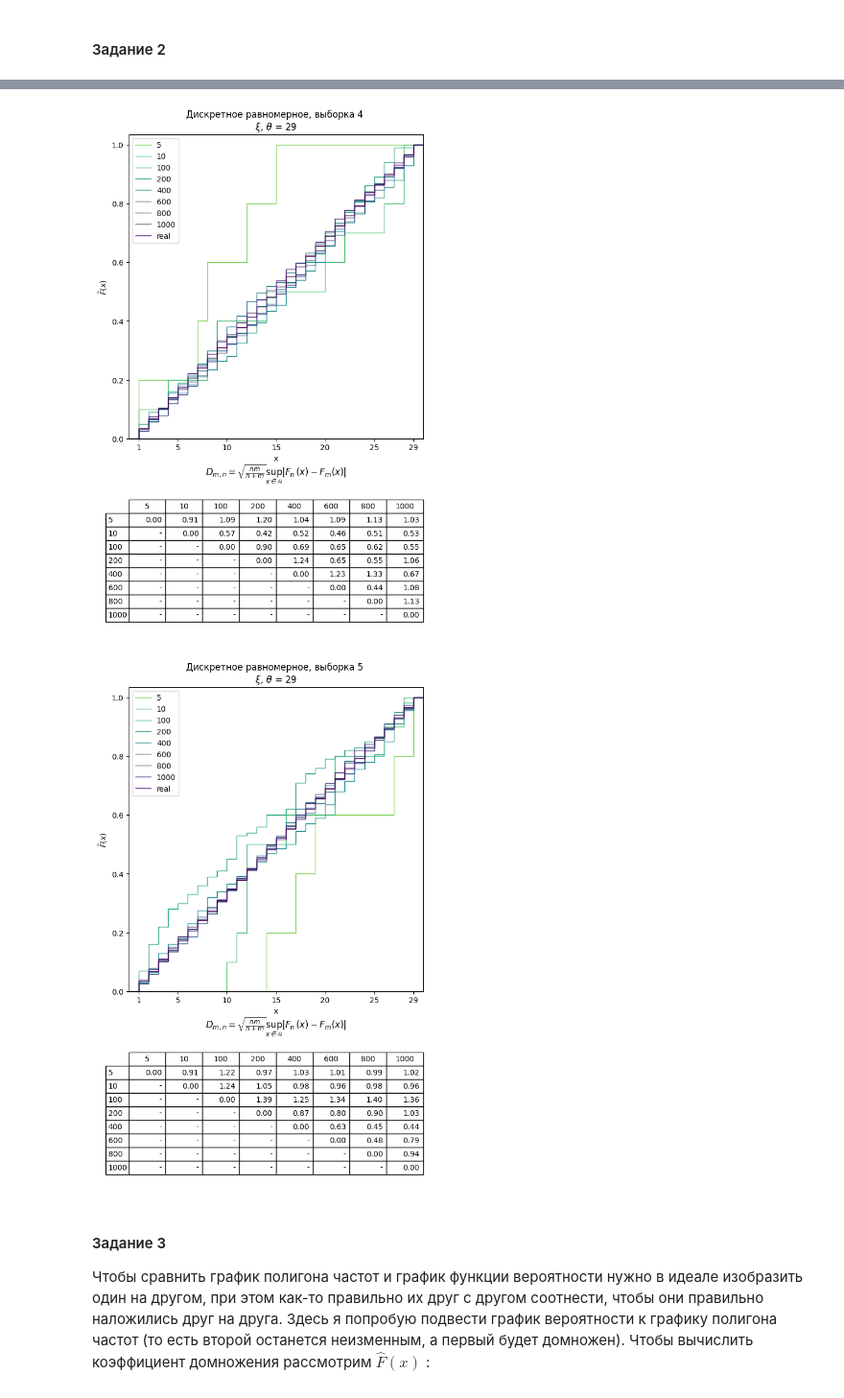
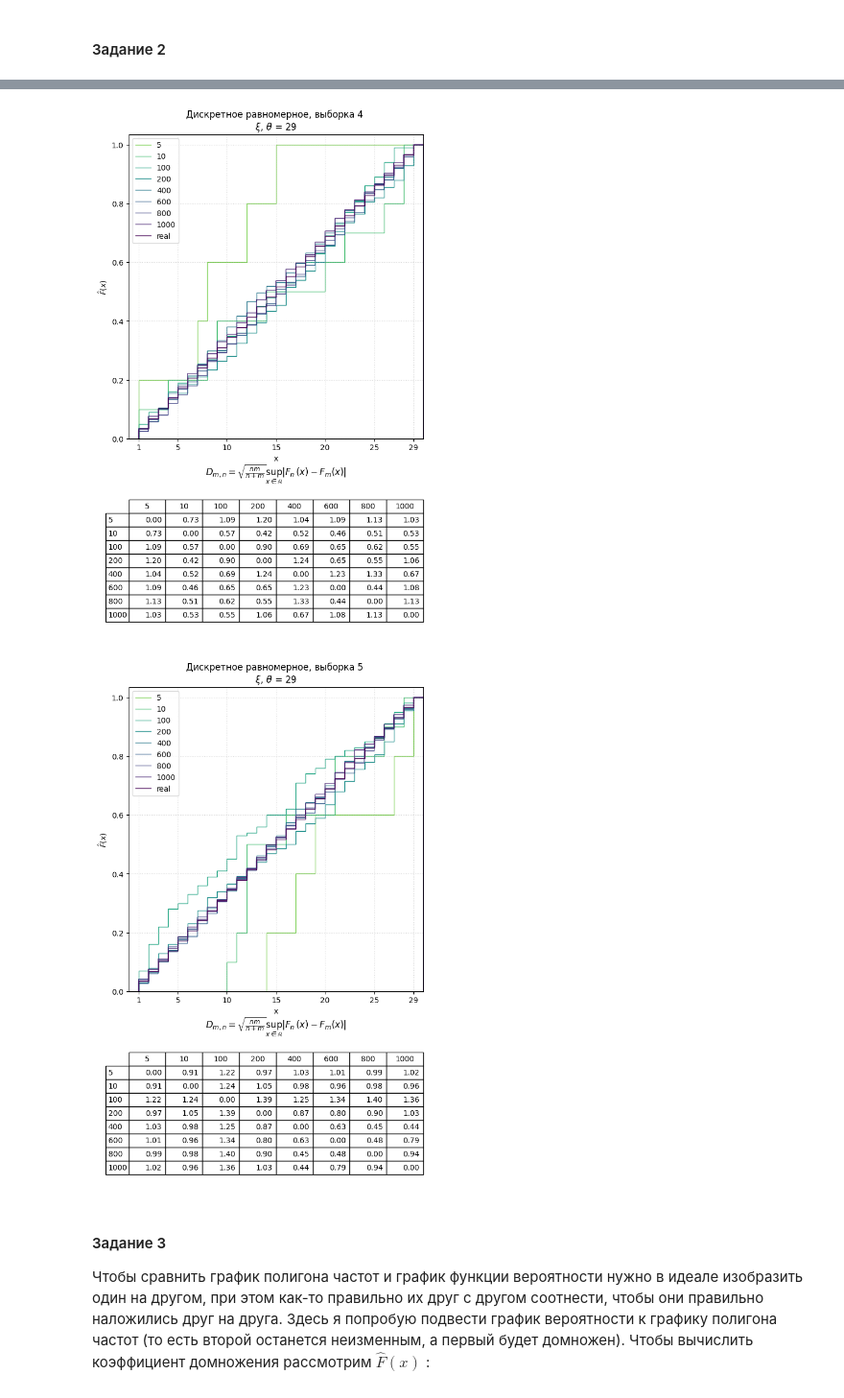
Before and after one commit to TimothyTur/skb201tur-ms-hws, a Jupyter notebook: СКБ201 Тур.ipynb, the cells around one changed output, grey strips where cells are left out. Shown at 96% size. Cells and saved outputs as stored; diff of their text form; code cells hidden in the pictures.

```diff
--- a/СКБ201 Тур.ipynb
+++ b/СКБ201 Тур.ipynb
@@ -214,14 +228,15 @@ colors = ['#7bd152', '#45be71', '#25a885', '#21908c',
 # graph[0]
 fig, ax = plt.subplots(2,1, figsize=(7,12), height_ratios = [2,1])
 for i in range(8):
-    ax[0].stairs(Yxi[i][0], np.append(X_realxi, 30), color = colors[i])
+    ax[0].stairs(Yxi[i][0], np.append(sample_xi[i][0], 30), color = colors[i])
 ax[0].stairs(Y_realxi, np.append(X_realxi, 30), color = '#440154')
 ax[0].set(xticks = [1]+list(range(5,26,5))+[29], xmargin = 0, ymargin = 0,
           xlabel = 'x', ylabel = r'$\hat{F}(x)$',
           title = 'Дискретное равномерное, выборка 1 \n$\\xi , \\,\\theta$ = 29')
-ax[0].legend([*n, 'real'], loc='upper left');
+ax[0].legend([*n, 'real'], loc='upper left')
+ax[0].grid(True, alpha = 0.5, ls='dotted')
 
-ax[1].table(cellText = diffsxi[0], rowLabels=n, colLabels=n,
+ax[1].table(cellText = diffsxi_demo[0], rowLabels=n, colLabels=n,
             loc='center').scale(1, 1.5)
 ax[1].set_axis_off()
 ax[1].set_title(r'$D_{m,n}=\sqrt{\frac{nm}{n+m}}\sup_{x\in\mathbb{R}}$'+
@@ -232,14 +247,15 @@ ax[1].set_title(r'$D_{m,n}=\sqrt{\frac{nm}{n+m}}\sup_{x\in\mathbb{R}}$'+
 # graph[1]
 fig, ax = plt.subplots(2,1, figsize=(7,12), height_ratios = [2,1])
 for i in range(8):
-    ax[0].stairs(Yxi[i][1], np.append(X_realxi, 30), color = colors[i])
+    ax[0].stairs(Yxi[i][1], np.append(sample_xi[i][1], 30), color = colors[i])
 ax[0].stairs(Y_realxi, np.append(X_realxi, 30), color = '#440154')
 ax[0].set(xticks = [1]+list(range(5,26,5))+[29], xmargin = 0, ymargin = 0,
           xlabel = 'x', ylabel = r'$\hat{F}(x)$',
           title = 'Дискретное равномерное, выборка 2 \n$\\xi , \\,\\theta$ = 29')
-ax[0].legend([*n, 'real'], loc='upper left');
+ax[0].legend([*n, 'real'], loc='upper left')
+ax[0].grid(True, alpha = 0.5, ls='dotted')
 
-ax[1].table(cellText = diffsxi[1], rowLabels=n, colLabels=n,
+ax[1].table(cellText = diffsxi_demo[1], rowLabels=n, colLabels=n,
             loc='center').scale(1, 1.5)
 ax[1].set_axis_off()
 ax[1].set_title(r'$D_{m,n}=\sqrt{\frac{nm}{n+m}}\sup_{x\in\mathbb{R}}$'+
@@ -250,14 +266,15 @@ ax[1].set_title(r'$D_{m,n}=\sqrt{\frac{nm}{n+m}}\sup_{x\in\mathbb{R}}$'+
 # graph[2]
 fig, ax = plt.subplots(2,1, figsize=(7,12), height_ratios = [2,1])
 for i in range(8):
-    ax[0].stairs(Yxi[i][2], np.append(X_realxi, 30), color = colors[i])
+    ax[0].stairs(Yxi[i][2], np.append(sample_xi[i][2], 30), color = colors[i])
 ax[0].stairs(Y_realxi, np.append(X_realxi, 30), color = '#440154')
 ax[0].set(xticks = [1]+list(range(5,26,5))+[29], xmargin = 0, ymargin = 0,
           xlabel = 'x', ylabel = r'$\hat{F}(x)$',
           title = 'Дискретное равномерное, выборка 3 \n$\\xi , \\,\\theta$ = 29')
-ax[0].legend([*n, 'real'], loc='upper left');
+ax[0].legend([*n, 'real'], loc='upper left')
+ax[0].grid(True, alpha = 0.5, ls='dotted')
 
-ax[1].table(cellText = diffsxi[2], rowLabels=n, colLabels=n,
+ax[1].table(cellText = diffsxi_demo[2], rowLabels=n, colLabels=n,
             loc='center').scale(1, 1.5)
 ax[1].set_axis_off()
 ax[1].set_title(r'$D_{m,n}=\sqrt{\frac{nm}{n+m}}\sup_{x\in\mathbb{R}}$'+
@@ -268,38 +285,40 @@ ax[1].set_title(r'$D_{m,n}=\sqrt{\frac{nm}{n+m}}\sup_{x\in\mathbb{R}}$'+
 # graph[3]
 fig, ax = plt.subplots(2,1, figsize=(7,12), height_ratios = [2,1])
 for i in range(8):
-    ax[0].stairs(Yxi[i][3], np.append(X_realxi, 30), color = colors[i])
+    ax[0].stairs(Yxi[i][3], np.append(sample_xi[i][3], 30), color = colors[i])
 ax[0].stairs(Y_realxi, np.append(X_realxi, 30), color = '#440154')
 ax[0].set(xticks = [1]+list(range(5,26,5))+[29], xmargin = 0, ymargin = 0,
           xlabel = 'x', ylabel = r'$\hat{F}(x)$',
           title = 'Дискретное равномерное, выборка 4 \n$\\xi , \\,\\theta$ = 29')
-ax[0].legend([*n, 'real'], loc='upper left');
+ax[0].legend([*n, 'real'], loc='upper left')
+ax[0].grid(True, alpha = 0.5, ls='dotted')
 
-ax[1].table(cellText = diffsxi[3], rowLabels=n, colLabels=n,
+ax[1].table(cellText = diffsxi_demo[3], rowLabels=n, colLabels=n,
             loc='center').scale(1, 1.5)
 ax[1].set_axis_off()
 ax[1].set_title(r'$D_{m,n}=\sqrt{\frac{nm}{n+m}}\sup_{x\in\mathbb{R}}$'+
                 r'$|F_n(x)-F_m(x)|$');
 # %% [output]
-[figure, old version]
+[figure, new version]
 # %%
 # graph[4]
 fig, ax = plt.subplots(2,1, figsize=(7,12), height_ratios = [2,1])
 for i in range(8):
-    ax[0].stairs(Yxi[i][4], np.append(X_realxi, 30), color = colors[i])
+    ax[0].stairs(Yxi[i][4], np.append(sample_xi[i][4], 30), color = colors[i])
 ax[0].stairs(Y_realxi, np.append(X_realxi, 30), color = '#440154')
 ax[0].set(xticks = [1]+list(range(5,26,5))+[29], xmargin = 0, ymargin = 0,
           xlabel = 'x', ylabel = r'$\hat{F}(x)$',
           title = 'Дискретное равномерное, выборка 5 \n$\\xi , \\,\\theta$ = 29')
-ax[0].legend([*n, 'real'], loc='upper left');
+ax[0].legend([*n, 'real'], loc='upper left')
+ax[0].grid(True, alpha = 0.5, ls='dotted')
 
-ax[1].table(cellText = diffsxi[4], rowLabels=n, colLabels=n,
+ax[1].table(cellText = diffsxi_demo[4], rowLabels=n, colLabels=n,
             loc='center').scale(1, 1.5)
 ax[1].set_axis_off()
 ax[1].set_title(r'$D_{m,n}=\sqrt{\frac{nm}{n+m}}\sup_{x\in\mathbb{R}}$'+
                 r'$|F_n(x)-F_m(x)|$');
 # %% [output]
-[figure, old version]
+[figure, new version]
 # %% [markdown]
 #### Задание 3 <a class="anchor" id="hw2d3"></a>
 <p> Чтобы сравнить график полигона частот и график функции вероятности нужно в идеале изобразить один на другом, при этом как-то правильно их друг с другом соотнести, чтобы они правильно наложились друг на друга. Здесь я попробую подвести график вероятности к графику полигона частот (то есть второй останется неизменным, а первый будет домножен). Чтобы вычислить коэффициент домножения рассмотрим $\hat{F}(x)$ : </p>
```
Also changed, not shown: parts of 17 cells of this notebook, 1 other file.
